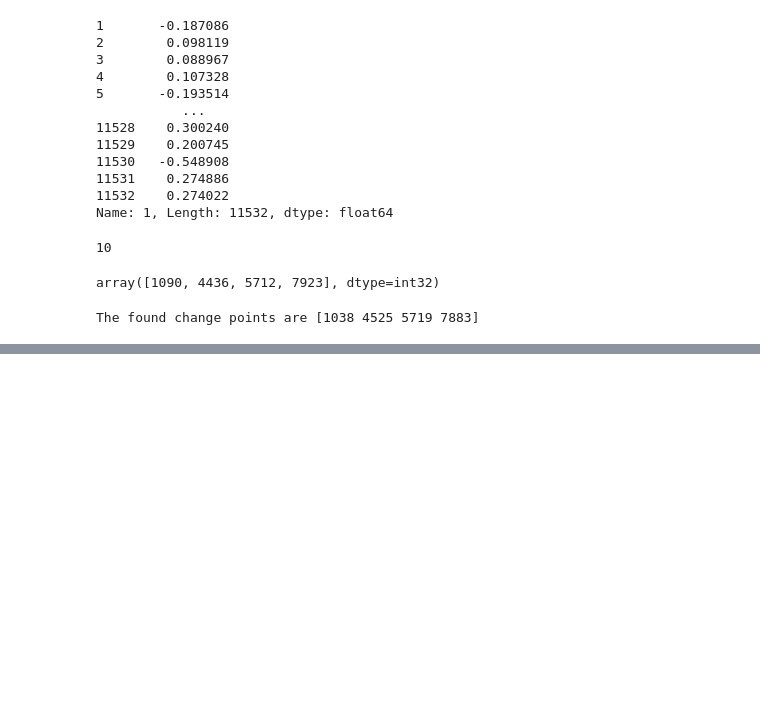
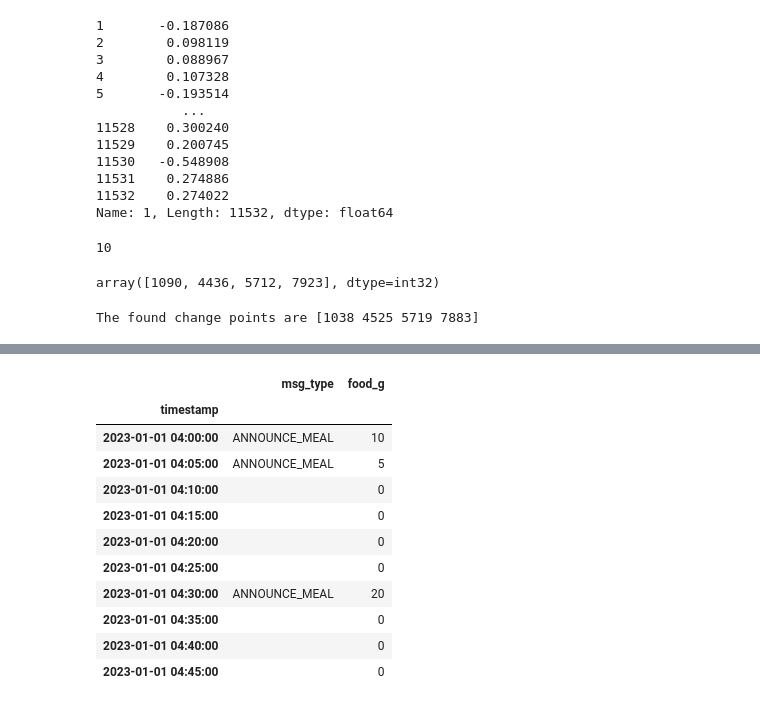
Before and after one commit to RobotPsychologist/bg_control, a Jupyter notebook: 0_meal_identification/meal_identification/notebooks/1.01-cjr-change-point-index-creator.ipynb, the cells around one changed output, grey strips where cells are left out. Cells and saved outputs as stored; diff of their text form; code cells hidden in the pictures; blank space fills up the shorter version.

```diff
--- a/0_meal_identification/meal_identification/notebooks/1.01-cjr-change-point-index-creator.ipynb
+++ b/0_meal_identification/meal_identification/notebooks/1.01-cjr-change-point-index-creator.ipynb
@@ -729,0 +782,23 @@ KeyError: Timestamp('2023-01-01 07:00:00')
+# %%
+# Example usage
+data = {
+    'msg_type': ['ANNOUNCE_MEAL','ANNOUNCE_MEAL', '', '', '', '', 'ANNOUNCE_MEAL', '', '', ''],
+    'food_g': [10, 5, 0, 0, 0, 0, 20, 0, 0, 0],
+    'timestamp': pd.date_range(start='2023-01-01 04:00:00', periods=10, freq='5min')
+}
+df = pd.DataFrame(data).set_index('timestamp')
+
+df
+# %% [output]
+|  | msg_type | food_g |
+| timestamp |  |  |
+| 2023-01-01 04:00:00 | ANNOUNCE_MEAL | 10 |
+| 2023-01-01 04:05:00 | ANNOUNCE_MEAL | 5 |
+| 2023-01-01 04:10:00 |  | 0 |
+| 2023-01-01 04:15:00 |  | 0 |
+| 2023-01-01 04:20:00 |  | 0 |
+| 2023-01-01 04:25:00 |  | 0 |
+| 2023-01-01 04:30:00 | ANNOUNCE_MEAL | 20 |
+| 2023-01-01 04:35:00 |  | 0 |
+| 2023-01-01 04:40:00 |  | 0 |
+| 2023-01-01 04:45:00 |  | 0 |
```
Also changed, not shown: parts of 4 cells of this notebook, 2 other files.
